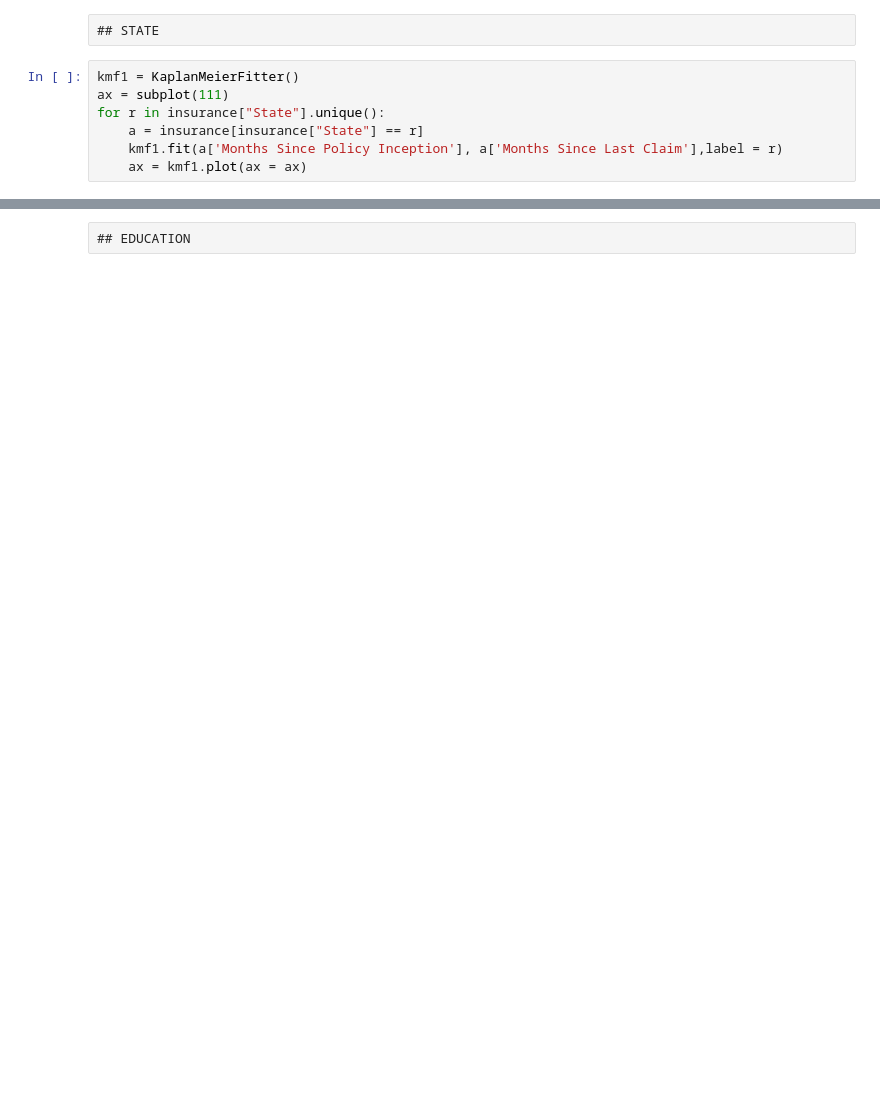
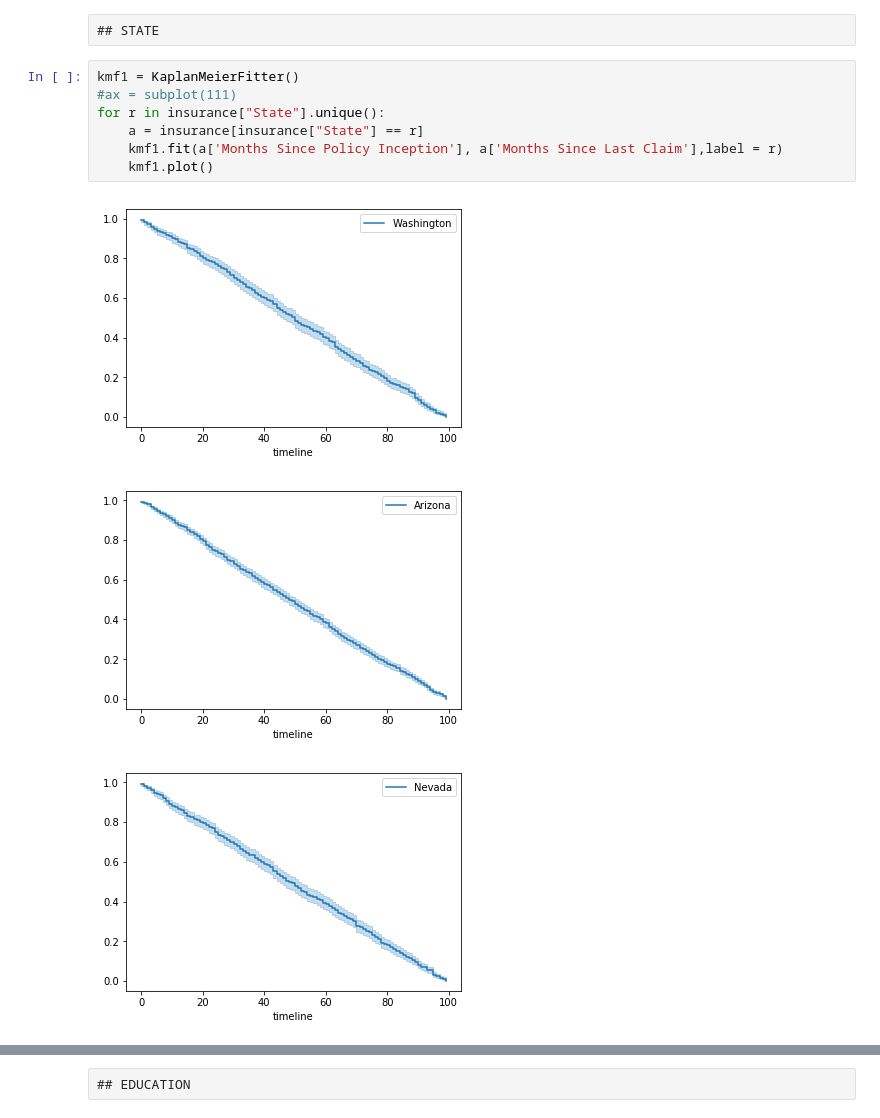
Before and after one commit to suryansh2794/Capstone-Project, a Jupyter notebook: EDA_Capstone.ipynb, the cells around one changed output, grey strips where cells are left out. Drawn from its saved outputs; the diff is of its cells as text; blank space fills up the shorter version.

```diff
--- a/EDA_Capstone.ipynb
+++ b/EDA_Capstone.ipynb
@@ -1434,8 +1436,12 @@ NameError: name 'subplot' is not defined
 ## STATE
 # %%
 kmf1 = KaplanMeierFitter()
-ax = subplot(111)
+#ax = subplot(111)
 for r in insurance["State"].unique():
     a = insurance[insurance["State"] == r]
     kmf1.fit(a['Months Since Policy Inception'], a['Months Since Last Claim'],label = r)
-    ax = kmf1.plot(ax = ax)
+    kmf1.plot()
+# %% [output]
+[figure, added]
+[figure, added]
+[figure, added]
```
Also changed, not shown: parts of 13 cells of this notebook.
